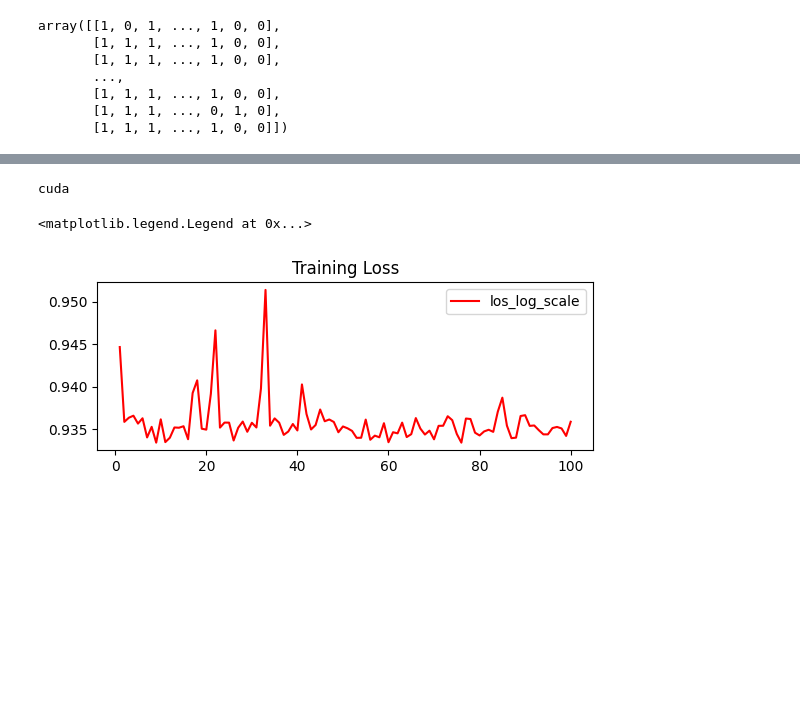
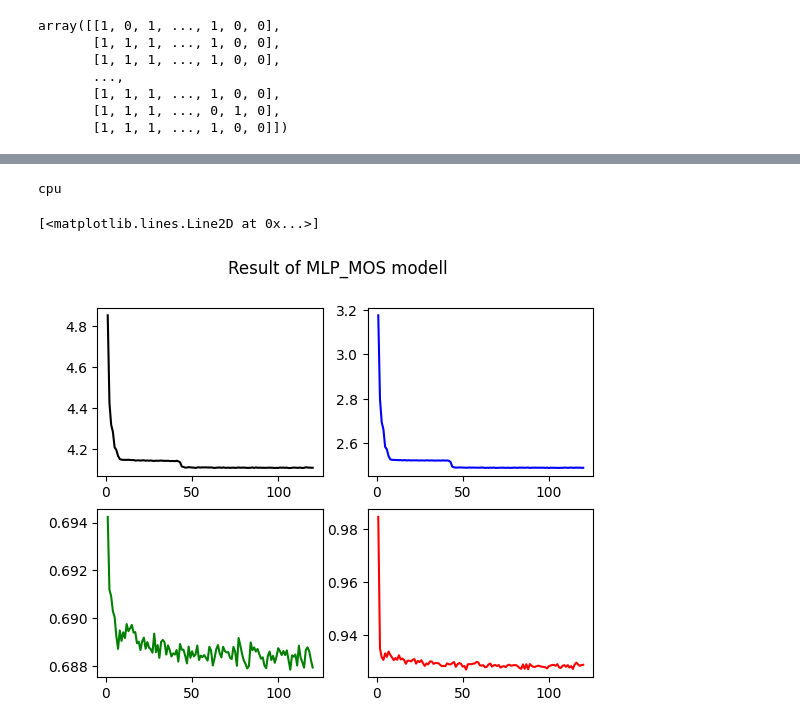
Before and after one commit to Markolinhio/Football-analysis, a Jupyter notebook: notebooks/dl_formation.ipynb, the cells around one changed output, grey strips where cells are left out. Cells and saved outputs as stored; diff of their text form; code cells hidden in the pictures; blank space fills up the shorter version.

```diff
--- a/notebooks/dl_formation.ipynb
+++ b/notebooks/dl_formation.ipynb
@@ -419,7 +547,8 @@ class PD_Dataset(Dataset):
     # load the dataset
     def __init__(self, df):
         # get Tensors from tactics_df
-        self.home_pos, self.away_pos, self.continuous, self.h_for, self.a_for, self.y = convert_to_torch_input(df)
+        self.home_pos, self.ball_pos, self.minute, self.duration, self.away_for, self.y_1, self.y_2, self.y_3 = convert_to_torch_input(df)
+
 
     # number of rows in the dataset
     def __len__(self):
@@ -427,7 +556,7 @@ class PD_Dataset(Dataset):
 
     # get a row at an index
     def __getitem__(self, idx):
-        return [self.home_pos[idx], self.away_pos[idx], self.continuous[idx], self.h_for[idx], self.a_for[idx], self.y[idx]]
+        return [self.home_pos[idx], self.ball_pos[idx], self.minute[idx], self.duration[idx], self.away_for[idx], self.y_1[idx], self.y_2[idx], self.y_3[idx]]
 
     # get indexes for train and test rows
     def get_splits(self, n_test=0.33):
@@ -515,6 +644,6 @@ def prepare_data():
     # calculate split
     train, test = dataset.get_splits()
     # prepare data loaders
-    train_dl = DataLoader(train, batch_size=32, shuffle=True)
+    train_dl = DataLoader(train, batch_size=72, shuffle=True)
     test_dl = DataLoader(test, batch_size=1024, shuffle=False)
     return train_dl, test_dl
@@ -555,40 +666,59 @@ model = model.to(device)
 print(device)
 
 criterion = torch.nn.CrossEntropyLoss()
-optimizer = torch.optim.Adam(model.parameters(), lr = 0.01, weight_decay= 0.001)
+optimizer = torch.optim.Adam(model.parameters(), lr = 0.001, weight_decay= 0.01)
 average_loss_list = []
+average_loss_1_list = []
+average_loss_2_list = []
+average_loss_3_list = []
 
-epochs = 100
+epochs = 120
 for epoch in range(epochs):
     # enumerate mini batches
     total_loss = 0
+    total_loss_1 = 0
+    total_loss_2 = 0
+    total_loss_3 = 0
 
-    for i, (home_pos, away_pos, continuous, h_for, a_for, y) in enumerate(train_dl):
+    for i, (home_pos, ball_pos, minute, duration, away_for, y_1, y_2, y_3) in enumerate(train_dl):
 
-        home_pos, away_pos, continuous, h_for, a_for, y = home_pos.to(device), away_pos.to(device), continuous.to(device), h_for.to(device), a_for.to(device), y.to(device)
-        batch = home_pos, away_pos, continuous, h_for, a_for
+        home_pos, ball_pos, minute, duration, away_for, y_1, y_2, y_3 = home_pos.to(device), ball_pos.to(device), minute.to(device), duration.to(device), away_for.to(device), y_1.to(device), y_2.to(device), y_3.to(device)
+        batch = home_pos, ball_pos, minute, duration, away_for
         # clear the gradients
         optimizer.zero_grad()
         # compute the model output
-        y_1, y_2, y_3 = model(batch)
+        r_1, r_2, r_3 = model(batch)
         # calculate loss
-        loss = criterion(y_3,y)
+        #print(r_1.shape)
+
+        loss_1 = criterion(r_1,y_1)
+        loss_2 = criterion(r_2,y_2)
+        loss_3 = criterion(r_3,y_3)
+        loss = loss_1 + loss_2 + loss_3
         # credit assignment
         loss.backward()
         # update model weights
         optimizer.step()
 
         total_loss += loss.item()
+        total_loss_1 += loss_1.item()
+        total_loss_2 += loss_2.item()
+        total_loss_3 += loss_3.item()
 
     average_loss = total_loss/len(train_dl)
     average_loss_list.append(average_loss)
+    average_loss_1_list.append(total_loss_1/len(train_dl))
+    average_loss_2_list.append(total_loss_2/len(train_dl))
+    average_loss_3_list.append(total_loss_3/len(train_dl))
 # %% [output]
-cuda
+cpu
-# %%
-plt.subplot(2,1,1)
-plt.plot(range(1,epochs+1), average_loss_list, color = 'red', label = 'los_log_scale')
-plt.title("Training Loss")
-plt.legend()
-# %% [output]
-<matplotlib.legend.Legend at 0x...>
-[figure, removed]
+# %%
+fig, ((ax1, ax2), (ax3, ax4)) = plt.subplots(2, 2)
+fig.suptitle('Result of MLP_MOS modell')
+ax1.plot(range(1,epochs+1), average_loss_list, color = 'black', label = 'los_log_scale')
+ax2.plot(range(1,epochs+1), average_loss_1_list, color = 'blue', label = 'los_from_formation')
+ax3.plot(range(1,epochs+1), average_loss_2_list, color = 'green', label = 'los_from_playstyle')
+ax4.plot(range(1,epochs+1), average_loss_3_list, color = 'red', label = 'los_from_outcome')
+# %% [output]
+[<matplotlib.lines.Line2D at 0x...>]
+[figure, added]
```
Also changed, not shown: parts of 17 cells of this notebook.
